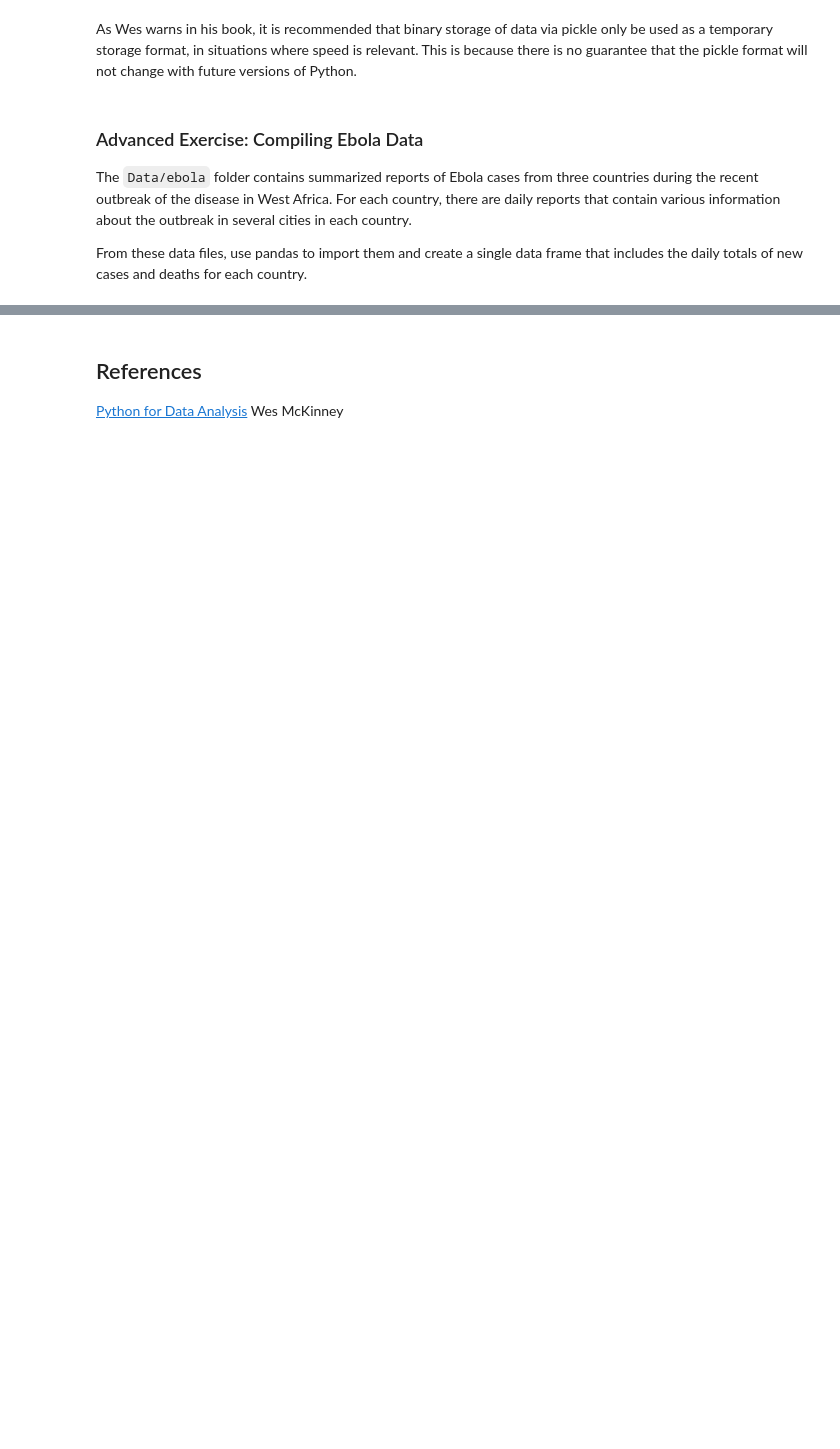
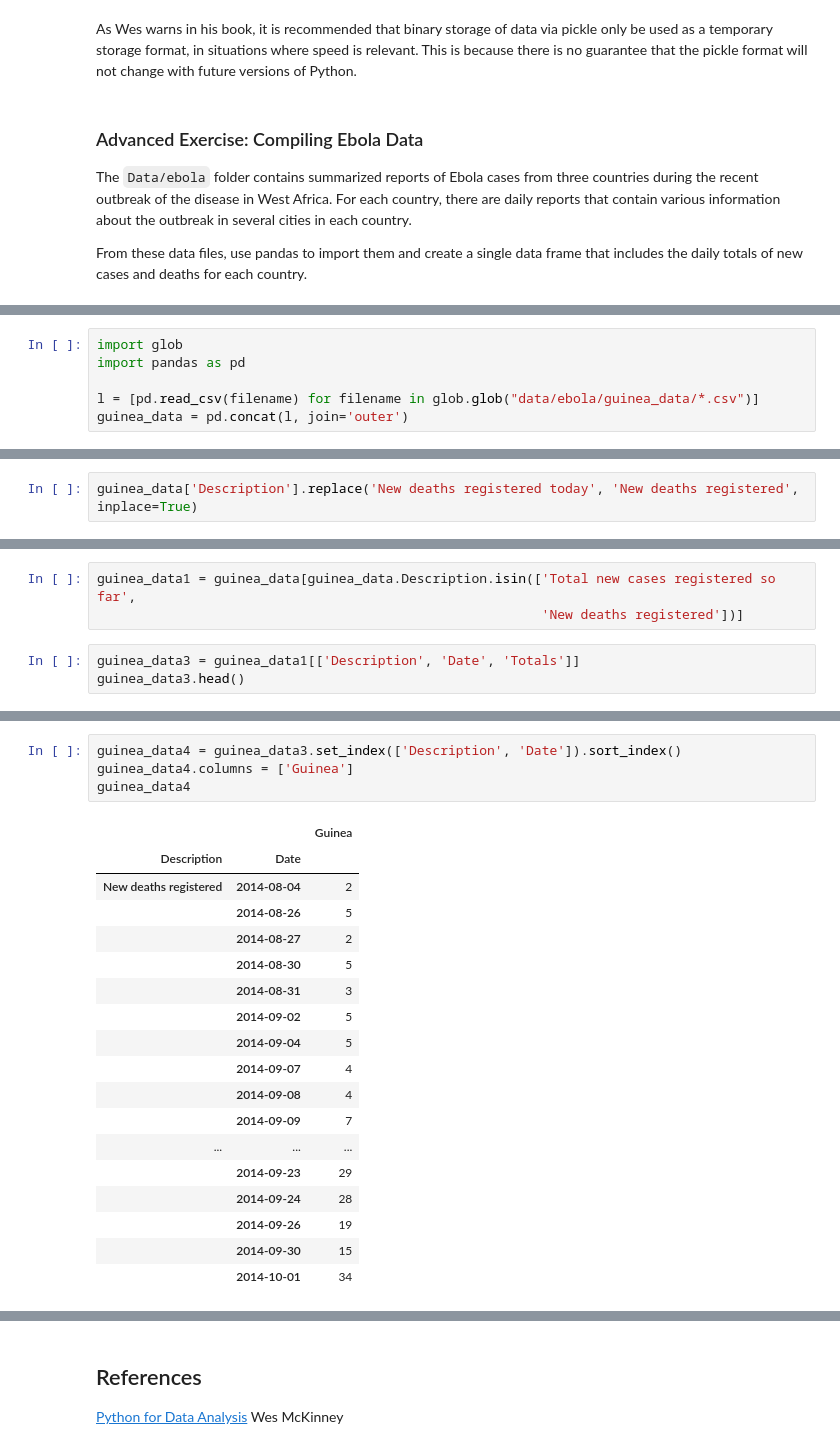
Before and after one commit to fanzhangsuper/fancy_group, a Jupyter notebook: 02 - Intro to Pandas/Intro to Pandas.ipynb, the cells around one changed output, grey strips where cells are left out. Saved outputs shown, nothing was run; the diff lists cells and outputs as text; blank space fills up the shorter version.

```diff
--- a/02 - Intro to Pandas/Intro to Pandas.ipynb
+++ b/02 - Intro to Pandas/Intro to Pandas.ipynb
@@ -1997,0 +830,6 @@ From these data files, use pandas to import them and create a single data frame
+# %%
+import glob
+import pandas as pd
+
+l = [pd.read_csv(filename) for filename in glob.glob("data/ebola/guinea_data/*.csv")]
+guinea_data = pd.concat(l, join='outer')
@@ -1997,0 +860,2 @@ From these data files, use pandas to import them and create a single data frame
+# %%
+guinea_data['Description'].replace('New deaths registered today', 'New deaths registered', inplace=True)
@@ -1997,0 +864,6 @@ From these data files, use pandas to import them and create a single data frame
+# %%
+guinea_data1 = guinea_data[guinea_data.Description.isin(['Total new cases registered so far',
+                                                         'New deaths registered'])]
+# %%
+guinea_data3 = guinea_data1[['Description', 'Date', 'Totals']]
+guinea_data3.head()
@@ -1997,0 +877,23 @@ From these data files, use pandas to import them and create a single data frame
+# %%
+guinea_data4 = guinea_data3.set_index(['Description', 'Date']).sort_index()
+guinea_data4.columns = ['Guinea']
+guinea_data4
+# %% [output]
+|  |  | Guinea |
+| Description | Date |  |
+| New deaths registered | 2014-08-04 | 2 |
+|  | 2014-08-26 | 5 |
+|  | 2014-08-27 | 2 |
+|  | 2014-08-30 | 5 |
+|  | 2014-08-31 | 3 |
+|  | 2014-09-02 | 5 |
+|  | 2014-09-04 | 5 |
+|  | 2014-09-07 | 4 |
+|  | 2014-09-08 | 4 |
+|  | 2014-09-09 | 7 |
+| ... | ... | ... |
+|  | 2014-09-23 | 29 |
+|  | 2014-09-24 | 28 |
+|  | 2014-09-26 | 19 |
+|  | 2014-09-30 | 15 |
+|  | 2014-10-01 | 34 |
```
Also changed, not shown: parts of 197 cells of this notebook.
